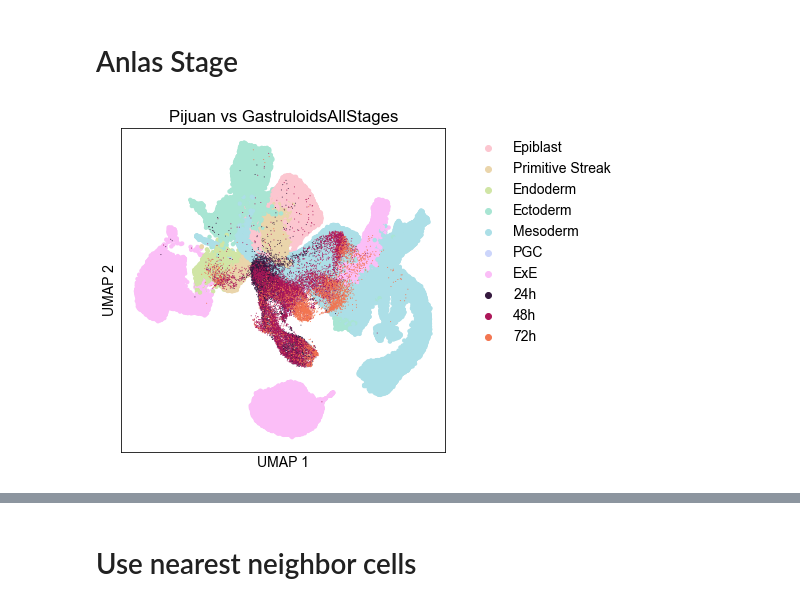
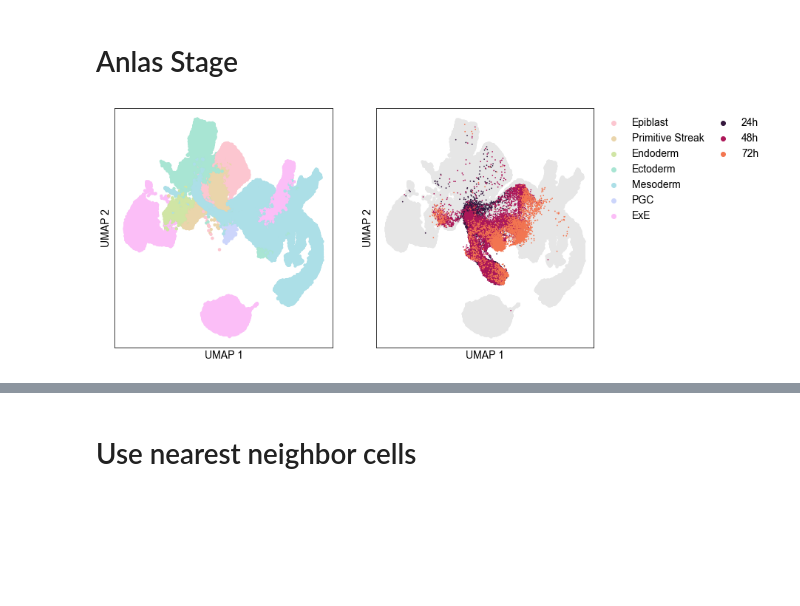
Before and after one commit to grinic/scRNAseq_gastruloids2020, a Jupyter notebook: integration/pijuan_anlas_useNN/plot_integration.ipynb, the cells around one changed output, grey strips where cells are left out. Saved outputs shown, nothing was run; the diff lists cells and outputs as text; code cells hidden in the pictures; blank space fills up the shorter version.

```diff
--- a/integration/pijuan_anlas_useNN/plot_integration.ipynb
+++ b/integration/pijuan_anlas_useNN/plot_integration.ipynb
@@ -518,34 +489,64 @@ ca_stage  =[ca_stage[0],ca_stage[2],ca_stage[4]]
 # %%
-fig, ax = plt.subplots(figsize=(10,6))
+fig, ax = plt.subplots(nrows=1, ncols=2,figsize=(20,6))
 fig.subplots_adjust(left=0.15, right=0.6, top=0.9, bottom=0.15)
 
-g1 = sns.scatterplot(data=df1, x='V1', y='V2',
+sns.scatterplot(data=df1, x='V1', y='V2',
                 s=20,
                 hue='celltype',
-                hue_order=mousetype_order,
-                palette = cp,
+                hue_order=pijuantype_simplified,
+                palette = colorspijuan_simplified,
                 linewidth=0, alpha=1.,
-                ax=ax,
+                edgecolors='none',
+                ax=ax[0],
+                rasterized=True
+               )
+ax[0].set_xlabel('UMAP 1')
+ax[0].set_ylabel('UMAP 2')
+
+ax[0].set_xticks([])
+ax[0].set_yticks([])
+
+# ax[0].set_title('Pijuan vs Gastruloids All Fates')
+
+ax[0].legend(frameon=False,bbox_to_anchor=(2.75, 1))
+
+# fig.savefig(os.path.join(folder,'pijuanFateSimplified.png'), dpi=600)
+
+##################################################
+
+df2 = df[df.dataset=='anlas']
+
+sns.scatterplot(data=df1, x='V1', y='V2',
+                s=20,
+#                 hue='celltype',
+#                 hue_order=mousetype_order,
+#                 palette = cp,
+                color=lighten_color('gray',0.2),
+                linewidth=0, alpha=1.,
+                edgecolors='none',
+                ax=ax[1],
+                rasterized=True
+               )
+
+g2 = sns.scatterplot(data=df[(df.dataset=='anlas')], x='V1', y='V2',
+                s=3.,
+                hue='stage_anlas',
+                palette = colorsanlas_stage,
+                linewidth=0, alpha=1.,
+                edgecolors='none',
+                ax=ax[1],
                 rasterized=True)
-g2 = sns.scatterplot(data=df[(df.dataset=='anlas')], x='V1', y='V2',
-                s=1.,
-                hue='stage_anlas',
-                palette = ca_stage,
-                linewidth=0, alpha=1.,
-                ax=ax,
-                rasterized=True)
+ax[1].set_xlabel('UMAP 1')
+ax[1].set_ylabel('UMAP 2')
 
-ax.set_xlabel('UMAP 1')
-ax.set_ylabel('UMAP 2')
+ax[1].set_xticks([])
+ax[1].set_yticks([])
 
-ax.set_xticks([])
-ax.set_yticks([])
+# ax[1].set_title('Pijuan vs Gastruloids All Fates')
 
-ax.set_title('Pijuan vs GastruloidsAllStages')
+ax[1].legend(frameon=False,bbox_to_anchor=(1.8, 1.))
 
-plt.legend(frameon=False,bbox_to_anchor=(1.05, 1))
-
-fig.savefig(os.path.join(folder,'pijuanFate_vs_gastrStageAll.pdf'), dpi=600)
+fig.savefig(os.path.join(folder,'pijuanFate_vs_gastrStageCombined.png'), dpi=600)
 # %% [output]
-[figure, old version]
+[figure, new version]
 # %%
```
Also changed, not shown: parts of 29 cells of this notebook, 6 other files.
